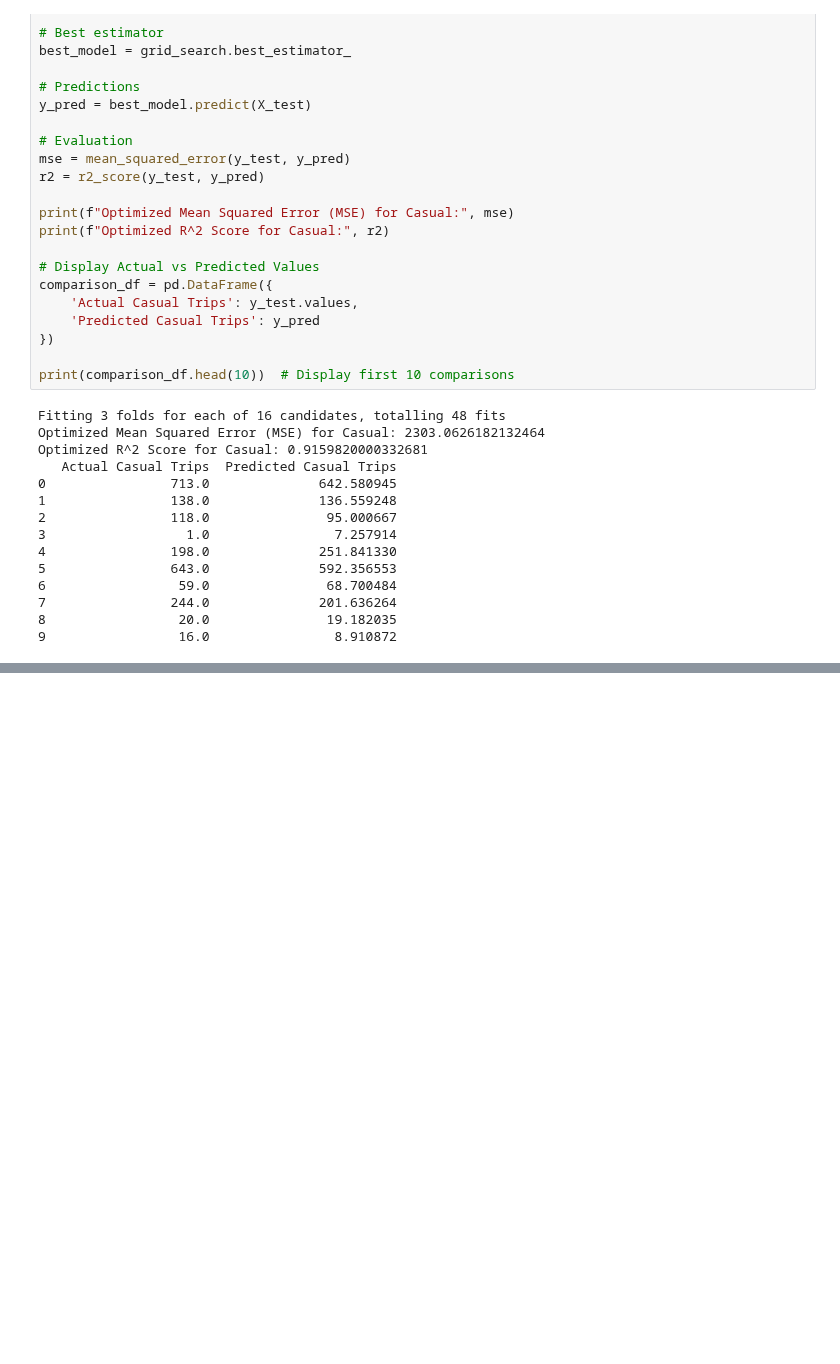
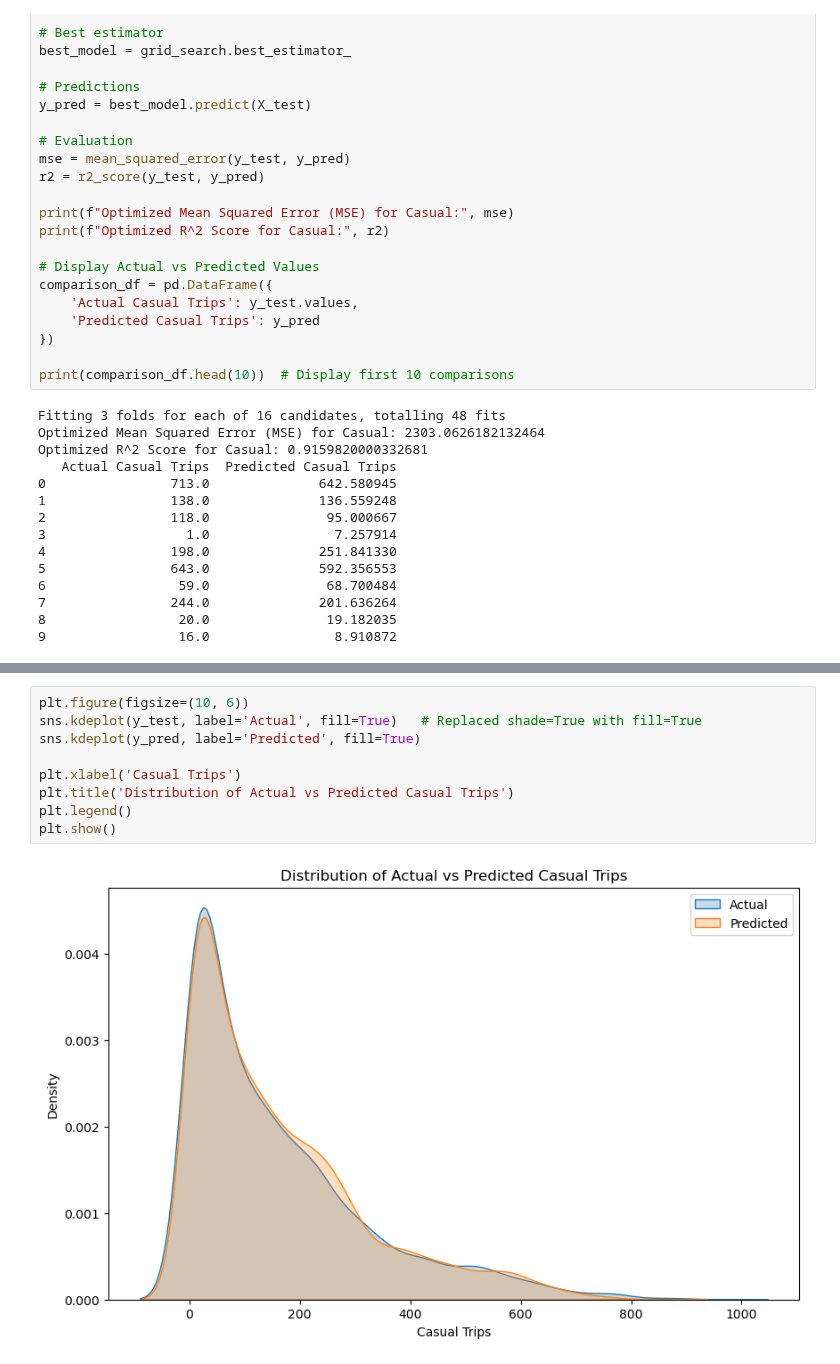
Before and after one commit to rakeshtparayil/capital_bike_share, a Jupyter notebook: capital_bike_share_ML.ipynb, the cells around one changed output, grey strips where cells are left out. Cells and saved outputs as stored; diff of their text form; blank space fills up the shorter version.

```diff
--- a/capital_bike_share_ML.ipynb
+++ b/capital_bike_share_ML.ipynb
@@ -839,0 +852,11 @@ Optimized R^2 Score for Casual: 0.9159820000332681
+# %%
+plt.figure(figsize=(10, 6))
+sns.kdeplot(y_test, label='Actual', fill=True)   # Replaced shade=True with fill=True
+sns.kdeplot(y_pred, label='Predicted', fill=True)
+
+plt.xlabel('Casual Trips')
+plt.title('Distribution of Actual vs Predicted Casual Trips')
+plt.legend()
+plt.show()
+# %% [output]
+[figure, added]
```
Also changed, not shown: parts of 1 cell of this notebook.
